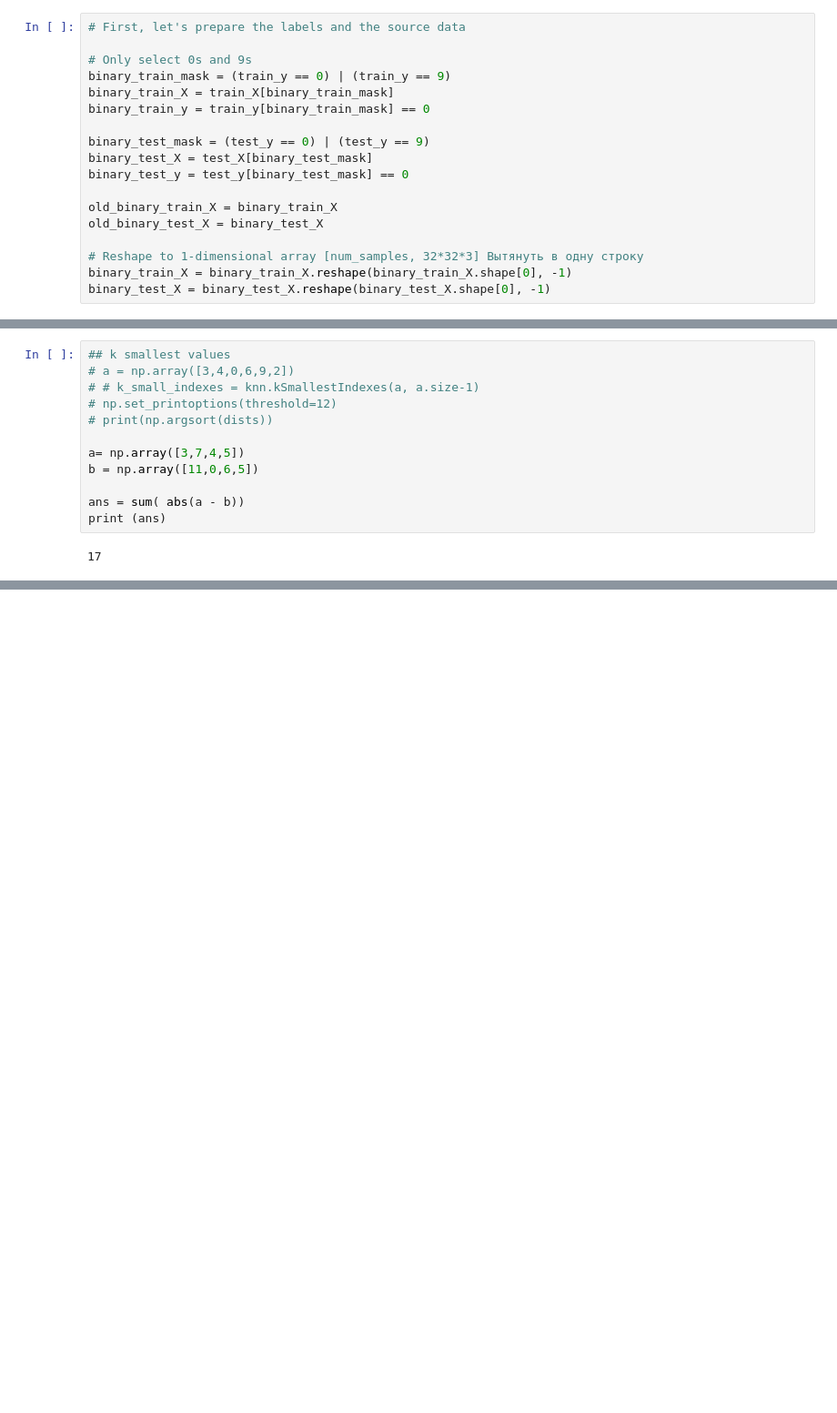
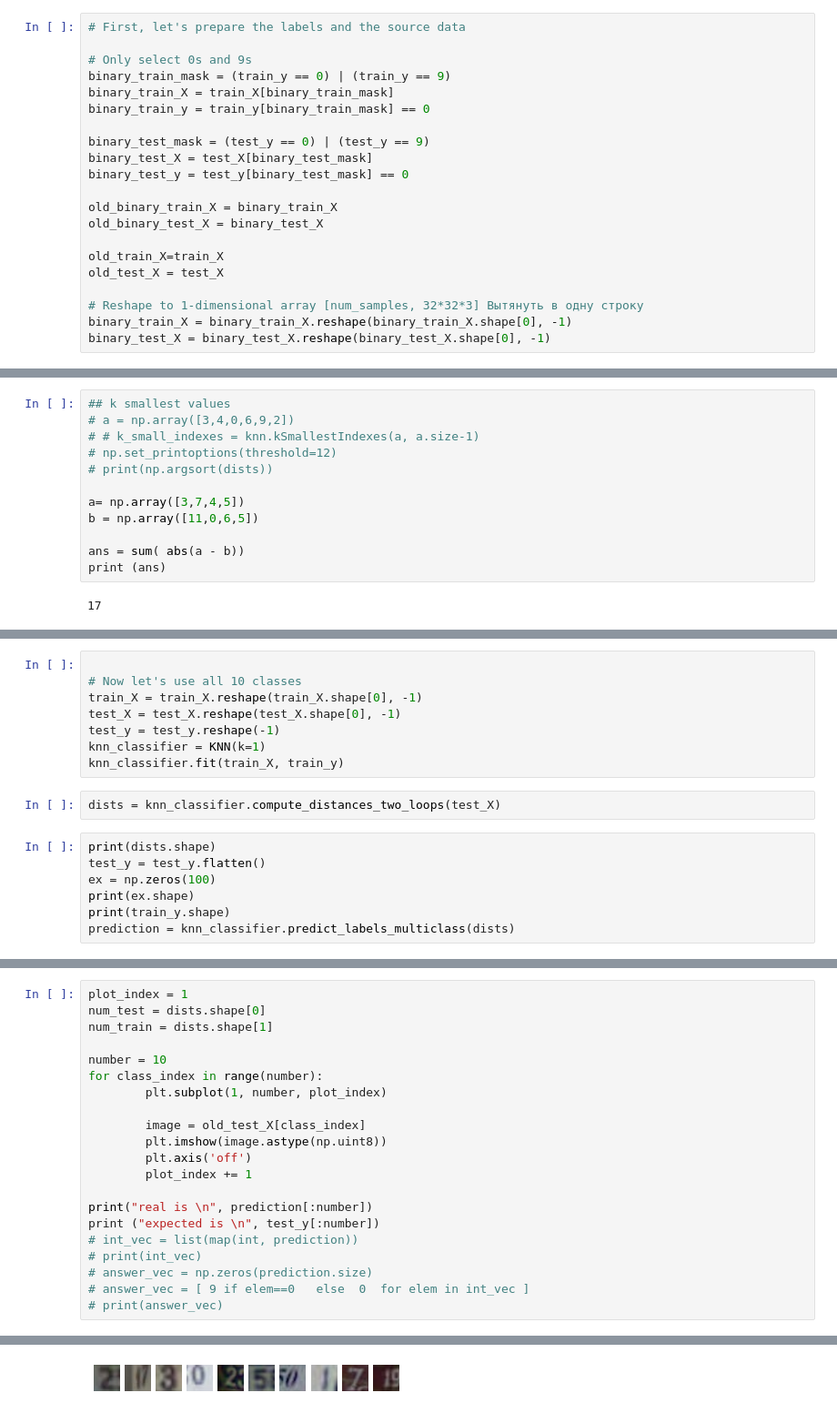
Before and after one commit to ArseniyKa/Mashine-Learning-Examples, a Jupyter notebook: KNN.ipynb, the cells around one changed output, grey strips where cells are left out. Shown at 91% size. Drawn from its saved outputs; the diff is of its cells as text; blank space fills up the shorter version.

Commit message:
multi-class classification

```diff
--- a/main.ipynb
+++ b/KNN.ipynb
@@ -43,6 +43,9 @@ binary_test_y = test_y[binary_test_mask] == 0
 old_binary_train_X = binary_train_X
 old_binary_test_X = binary_test_X
 
+old_train_X=train_X
+old_test_X = test_X
+
 # Reshape to 1-dimensional array [num_samples, 32*32*3] Вытянуть в одну строку
 binary_train_X = binary_train_X.reshape(binary_train_X.shape[0], -1)
 binary_test_X = binary_test_X.reshape(binary_test_X.shape[0], -1)
@@ -195,0 +202,17 @@ print (ans)
+# %%
+
+# Now let's use all 10 classes
+train_X = train_X.reshape(train_X.shape[0], -1)
+test_X = test_X.reshape(test_X.shape[0], -1)
+test_y = test_y.reshape(-1)
+knn_classifier = KNN(k=1)
+knn_classifier.fit(train_X, train_y)
+# %%
+dists = knn_classifier.compute_distances_two_loops(test_X)
+# %%
+print(dists.shape)
+test_y = test_y.flatten()
+ex = np.zeros(100)
+print(ex.shape)
+print(train_y.shape)
+prediction = knn_classifier.predict_labels_multiclass(dists)
@@ -195,0 +225,22 @@ print (ans)
+# %%
+plot_index = 1
+num_test = dists.shape[0]
+num_train = dists.shape[1]
+
+number = 10
+for class_index in range(number):
+        plt.subplot(1, number, plot_index)
+
+        image = old_test_X[class_index]
+        plt.imshow(image.astype(np.uint8))
+        plt.axis('off')
+        plot_index += 1
+
+print("real is \n", prediction[:number])
+print ("expected is \n", test_y[:number])
+# int_vec = list(map(int, prediction))
+# print(int_vec)
+# answer_vec = np.zeros(prediction.size)
+# answer_vec = [ 9 if elem==0   else  0  for elem in int_vec ]
+# print(answer_vec)
+# %% [output]
@@ -195,0 +251 @@ print (ans)
+[figure, added]
```
Also changed, not shown: parts of 9 cells of this notebook, 1 other file.
